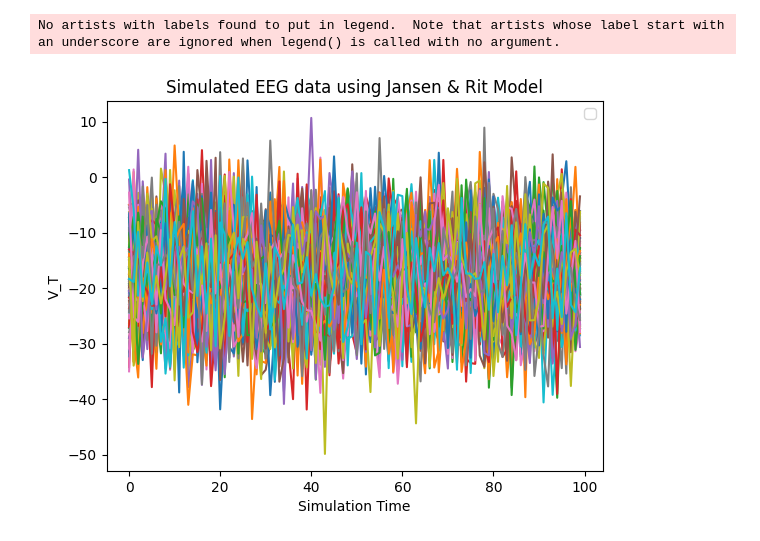
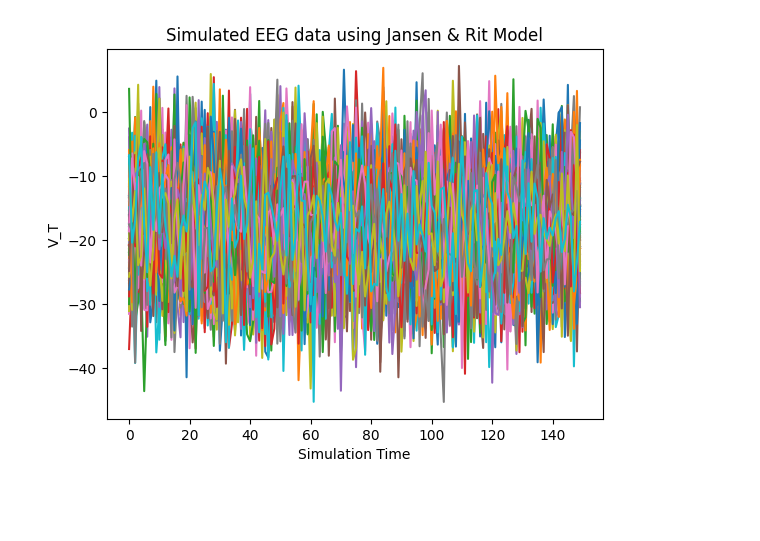
Before and after one commit to emias12/FinalYearProject, a Jupyter notebook: Jansen&Rit.ipynb, the cells around one changed output. Drawn from its saved outputs; the diff is of its cells as text; code cells hidden in the pictures; blank space fills up the shorter version.

```diff
--- a/Jansen&Rit.ipynb
+++ b/Jansen&Rit.ipynb
@@ -90,45 +90,44 @@ def system_of_equations(x, alpha, beta, r_0, r_1, r_2, A, B, a, b, C, C1, C2, C3
 
 # Simulation parameters
 dt = 0.01  # Step size
-T = 100  # Simulation duration for stabilizing (with Euler method)
-sim_length = 100 # Simulation time points (to plot)
+euler_length = 100  # Simulation duration for stabilizing (with Euler method)
+sim_length = 150 # Simulation time points (to plot)
 
 # Initial conditions
 initial_conditions = np.ones((8, num_nodes)) * 0.1
 
 # Array to store results
-sol = np.zeros((int(T + sim_length/ dt), 8, num_nodes))
+sol = np.zeros((int(euler_length + sim_length/ dt), 8, num_nodes))
 sol[0] = initial_conditions
 
 # Run simulation using Euler method
-for i in range(1, int(T + sim_length/ dt)):
+for i in range(1, int(euler_length + sim_length/ dt)):
     sol[i] = sol[i - 1] + dt * np.array(system_of_equations(sol[i - 1], alpha, beta, r_0, r_1, r_2, A, B, a, b, C, C1, C2, C3, C4))
 
 # Plot EEG Results #################################################################
 final_sol = sol[-sim_length:] # take the last sim_length time points, so sim_length * 8 * 100
 
 final_x1 = final_sol[:, 2]
 final_x2 = final_sol[:, 4]
 final_x3 = final_sol[:, 6]
 
 # Calculate V_T for each simulation point
 V_T = np.zeros((sim_length, num_nodes))
 for sim_point in range(sim_length):
     # Must produce (100, 1) vector
     V_T[sim_point] = C2 * final_x1[sim_point] - C4 * final_x2[sim_point] + C * alpha * calculate_zi(final_x3[sim_point])
 
 # Plot V_T for each node
 for node in range(num_nodes):
     plt.plot(V_T[:, node], label=f'Node {node+1}')
 
 plt.xlabel('Simulation Time')
 plt.ylabel('V_T')
 plt.title('Simulated EEG data using Jansen & Rit Model')
 
 # Add legend to the right of the plot
-plt.legend(loc='center left', bbox_to_anchor=(1, 0.5))
+# plt.legend(loc='center left', bbox_to_anchor=(1, 0.5))
 
 plt.show()
 # %% [output]
-No artists with labels found to put in legend.  Note that artists whose label start with an underscore are ignored when legend() is called with no argument.
-[figure, old version]
+[figure, new version]
```
Also changed, not shown: parts of 1 cell of this notebook, 3 other files.
